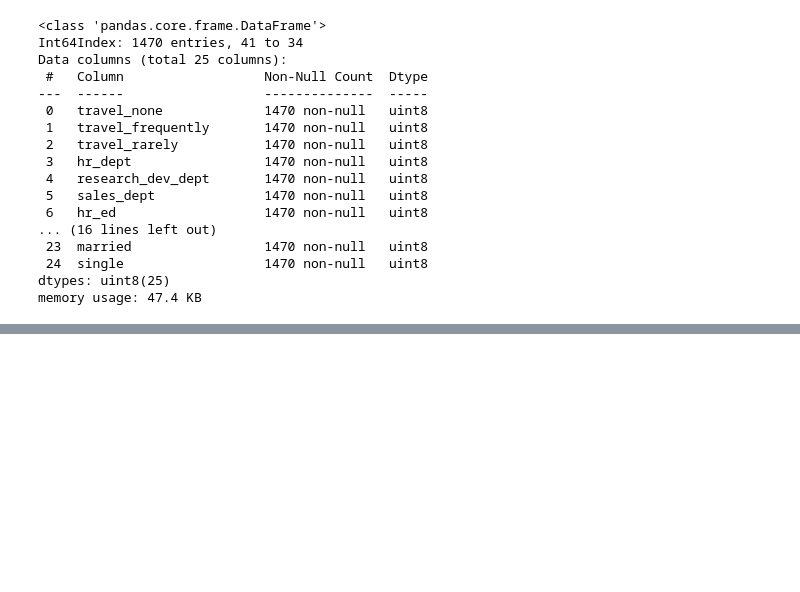
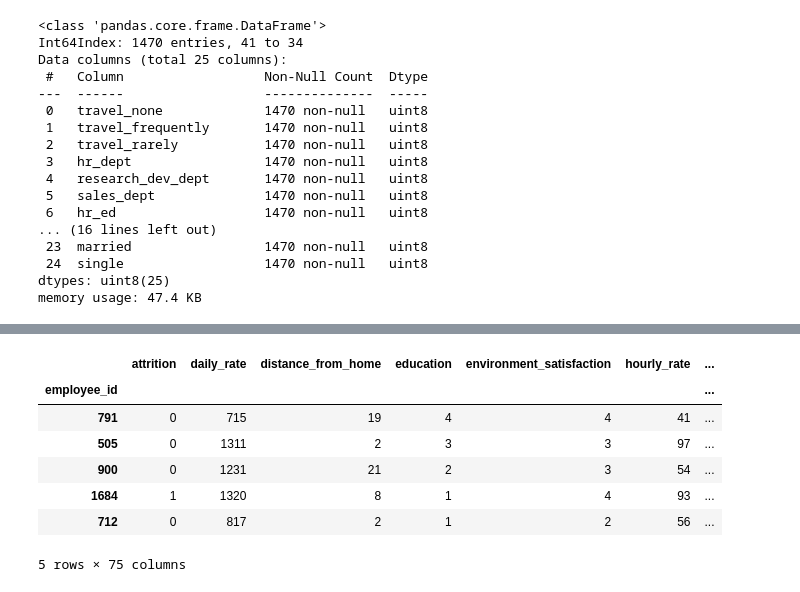
Before and after one commit to masonsherbondy/Individual-Project, a Jupyter notebook: workbook.ipynb, the cells around one changed output, grey strips where cells are left out. Cells and saved outputs as stored; diff of their text form; code cells hidden in the pictures; blank space fills up the shorter version.

```diff
--- a/workbook.ipynb
+++ b/workbook.ipynb
@@ -448,0 +540,11 @@ train.shape, validate.shape, test.shape
+# %%
+train.head()
+# %% [output]
+|  | attrition | daily_rate | distance_from_home | education | environment_satisfaction | hourly_rate | ... |
+| employee_id |  |  |  |  |  |  | ... |
+| 791 | 0 | 715 | 19 | 4 | 4 | 41 | ... |
+| 505 | 0 | 1311 | 2 | 3 | 3 | 97 | ... |
+| 900 | 0 | 1231 | 21 | 2 | 3 | 54 | ... |
+| 1684 | 1 | 1320 | 8 | 1 | 4 | 93 | ... |
+| 712 | 0 | 817 | 2 | 1 | 2 | 56 | ... |
+5 rows × 75 columns
```
Also changed, not shown: parts of 18 cells of this notebook, 3 other files.
